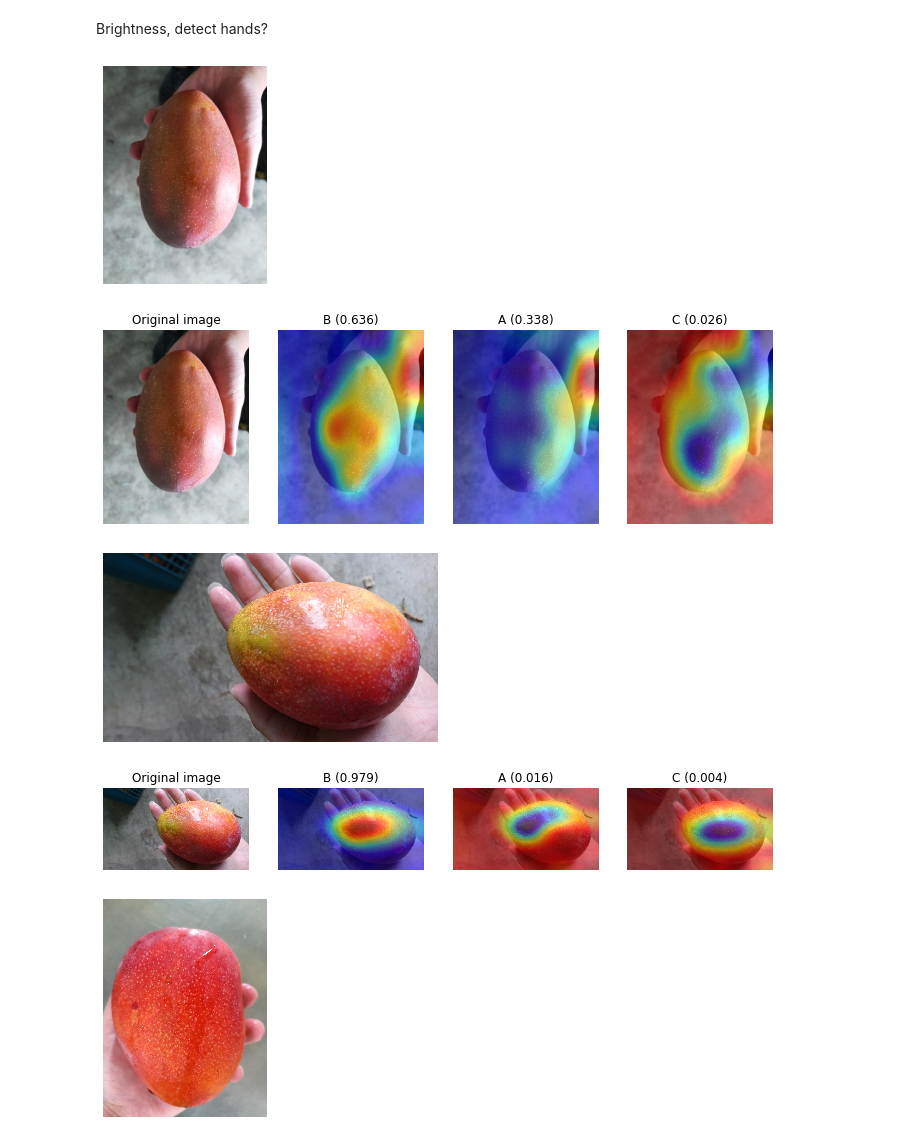
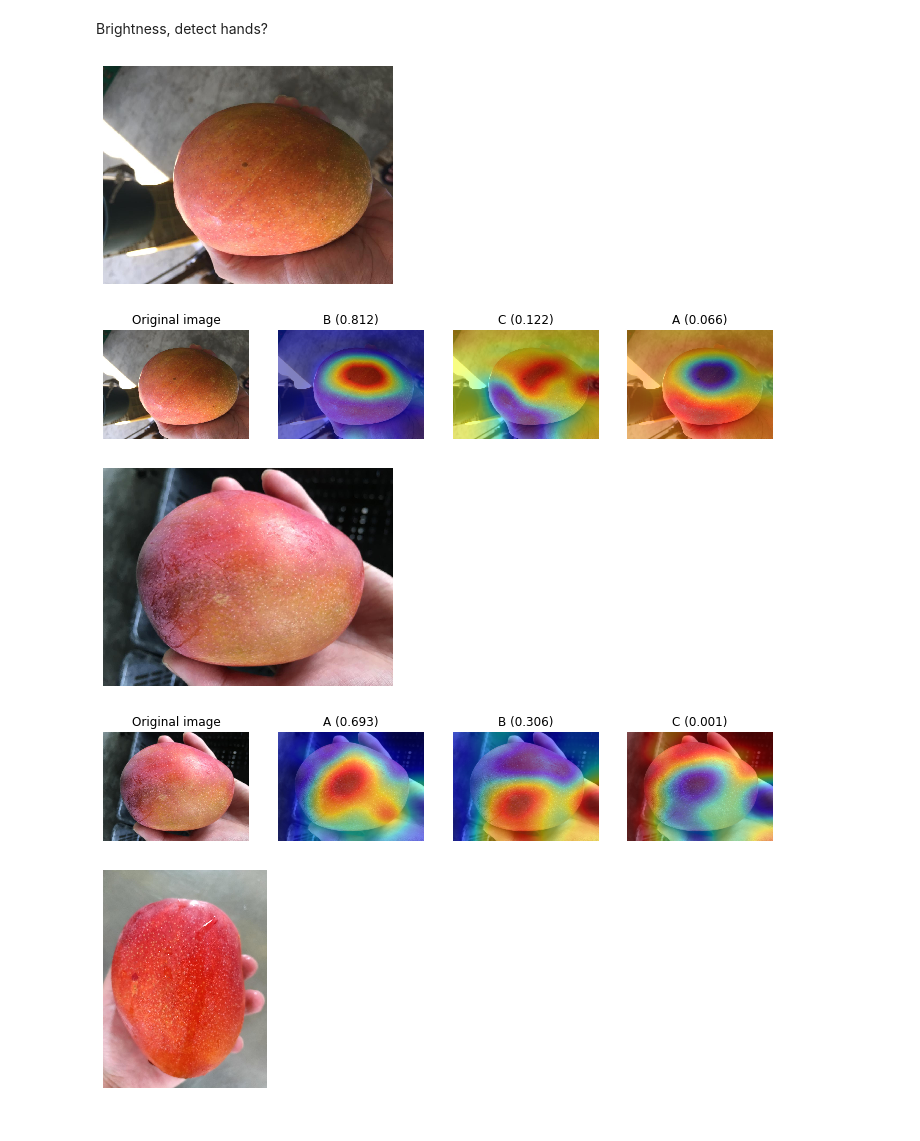
Before and after one commit to areomoon/Mongochu, a Jupyter notebook: areomoon/CAM-PyTorch.ipynb, the cells around one changed output. Drawn from its saved outputs; the diff is of its cells as text; code cells hidden in the pictures.

```diff
--- a/areomoon/CAM-PyTorch.ipynb
+++ b/areomoon/CAM-PyTorch.ipynb
@@ -46,15 +46,15 @@ cam.plot_image_heatmap('../C1-P1_Train_Dev_fixed/C1-P1_Dev/00760.jpg', top=3)
 # %% [markdown]
 Brightness, detect hands?
 # %%
-cam.plot_image_heatmap('../C1-P1_Train_Dev_fixed/C1-P1_Dev/00772.jpg', top=3)
+cam.plot_image_heatmap('../C1-P1_Train_Dev_fixed/C1-P1_Dev/00187.jpg', top=3)
 # %% [output]
-[figure, old version]
+[figure, new version]
-[figure, old version]
+[figure, new version]
 # %%
-cam.plot_image_heatmap('../C1-P1_Train_Dev_fixed/C1-P1_Dev/01232.jpg', top=3)
+cam.plot_image_heatmap('../C1-P1_Train_Dev_fixed/C1-P1_Dev/00570.jpg', top=3)
 # %% [output]
-[figure, old version]
+[figure, new version]
-[figure, old version]
+[figure, new version]
 # %%
 cam.plot_image_heatmap('../C1-P1_Train_Dev_fixed/C1-P1_Dev/01246.jpg', top=3)
 # %% [output]
```
Also changed, not shown: parts of 3 cells of this notebook, 2 other files.
